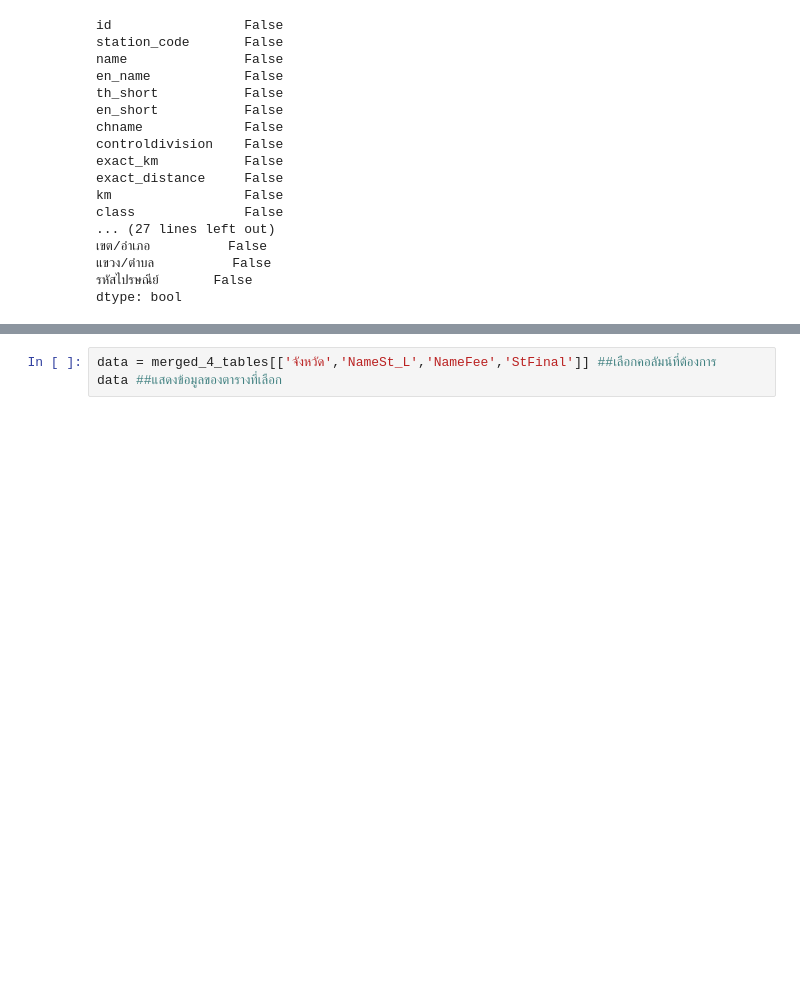
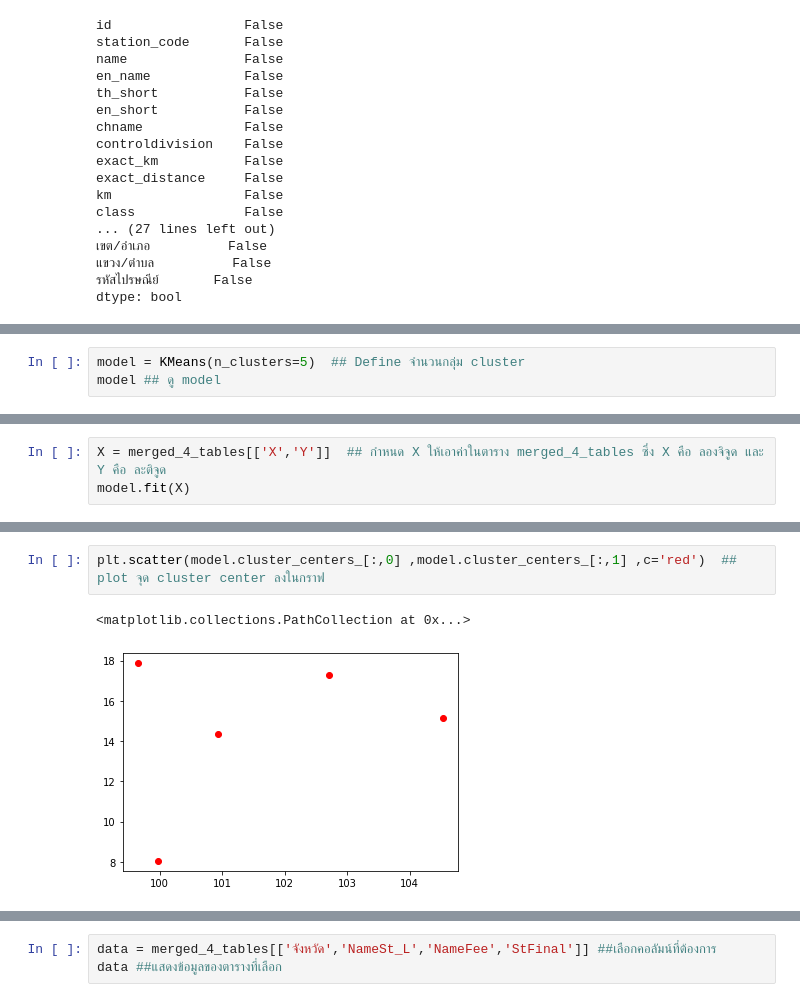
Before and after one commit to ThanikPimpiban/DWDM21, a Jupyter notebook: Project_final.ipynb, the cells around one changed output, grey strips where cells are left out. Cells and saved outputs as stored; diff of their text form; blank space fills up the shorter version.

```diff
--- a/Project_final.ipynb
+++ b/Project_final.ipynb
@@ -496,0 +507,3 @@ dtype: bool
+# %%
+model = KMeans(n_clusters=5)  ## Define จำนวนกลุ่ม cluster
+model ## ดู model
@@ -496,0 +514,3 @@ dtype: bool
+# %%
+X = merged_4_tables[['X','Y']]  ## กำหนด X ให้เอาค่าในตาราง merged_4_tables ซึ่ง X คือ ลองจิจูด และ Y คือ ละติจูด
+model.fit(X)
@@ -496,0 +529,5 @@ dtype: bool
+# %%
+plt.scatter(model.cluster_centers_[:,0] ,model.cluster_centers_[:,1] ,c='red')  ## plot จุด cluster center ลงในกราฟ
+# %% [output]
+<matplotlib.collections.PathCollection at 0x...>
+[figure, added]
```
Also changed, not shown: parts of 16 cells of this notebook.
